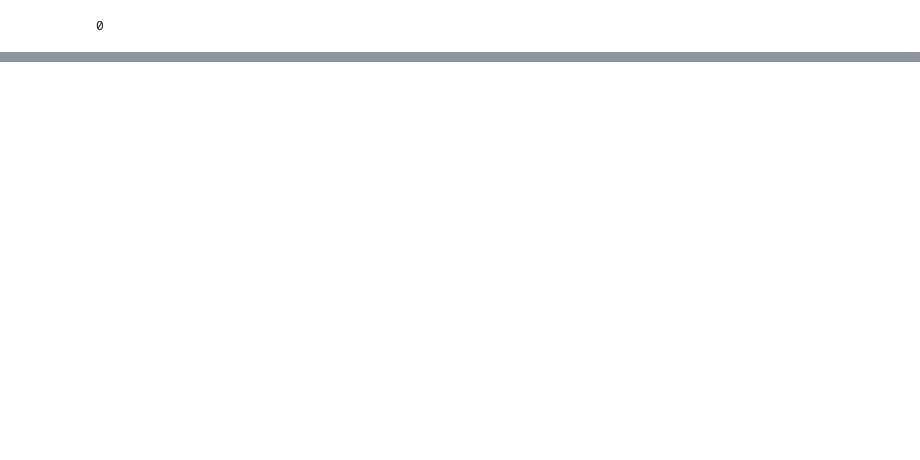
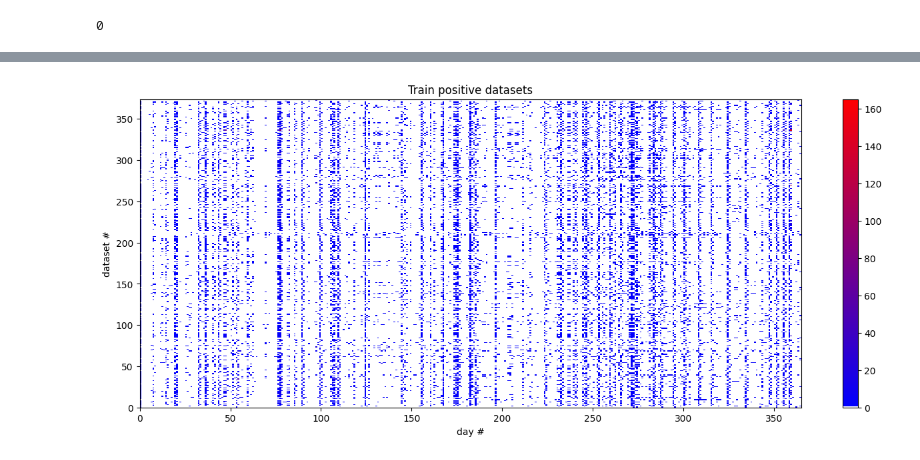
Before and after one commit to maria-grigorieva/data_popularity_forecast, a Jupyter notebook: Datasets/History_filtering_Random_Forest/random-forest.ipynb, the cells around one changed output, grey strips where cells are left out. Cells and saved outputs as stored; diff of their text form; code cells hidden in the pictures; blank space fills up the shorter version.

```diff
--- a/Datasets/History_filtering_Random_Forest/random-forest.ipynb
+++ b/Datasets/History_filtering_Random_Forest/random-forest.ipynb
@@ -20,8 +19,8 @@ from transform_filter_data import transform_filter_data
 # history_len: 365, 270, 180, 90 days
 # span_threshold: 90, 60, 40, 20 days
 
-# trained on 2022-05-28 cutoff
-# validated on 2022-11-19 cutoff
+# trained on 2022-05-28 cutoff (for PHYS)
+# validated on 2022-11-19 cutoff (for PHYS)
 #                                           ACC    f1-0  f1-1
 # 1 year:   model always says '0' (testing: 0.902, 0.93, 0.82)
 # 9 months: model always says '0' (testing: 0.906, 0.94, 0.82)
@@ -31,13 +30,12 @@ from transform_filter_data import transform_filter_data
 history_len = pd.Timedelta('365 days')
 span_threshold = pd.Timedelta('90 days')
 accesses_threshold = 30
-source_csv = 'datasets_popularity_DAOD_PHYS_mc16_13TeV_202308141254.csv'
-
-objs_df = transform_filter_data(
-    source_csv = source_csv,
-    finish_date = pd.Timestamp('2022-05-28'),
-    horizon_date = pd.Timestamp('2022-06-04'),
-    span_threshold = span_threshold,
-    history_len = history_len,
-    accesses_threshold = accesses_threshold
+source_csv = (
+    '/home/mshubin/Desktop/datasets-popularity-task-data/' +
+    #'datasets_popularity_DAOD_HIGGD_mc16_13TeV_202309211655.csv'
+    'datasets_popularity_DAOD_PHYS_mc16_13TeV_202308141254.csv'
 )
+finish_date_train_test = pd.Timestamp('2022-05-28')
+finish_date_validate = pd.Timestamp('2022-11-19')
+horizon = pd.Timedelta('7 days')
+Ntest = 300
@@ -49,0 +42,10 @@ transforming date arrays to timeseries
+# %%
+objs_df = transform_filter_data(
+    source_csv = source_csv,
+    finish_date = finish_date_train_test,
+    horizon_date = finish_date_train_test + horizon,
+    span_threshold = span_threshold,
+    history_len = history_len,
+    accesses_threshold = accesses_threshold,
+    merge_tids=True
+)
@@ -134,0 +144,11 @@ weighted avg       0.73      0.86      0.79      2716
+# %%
+from visualize_heatmap_accesses import plot_heatmap_accesses
+
+plot_heatmap_accesses(
+        np.stack(objs_df[objs_df['y'] > 0]['history_ts'].to_numpy()),
+        axis=None,
+        title='Train positive datasets',
+        savefig_path=None
+)
+# %% [output]
+[figure, added]
```
Also changed, not shown: parts of 8 cells of this notebook, 7 other files.
